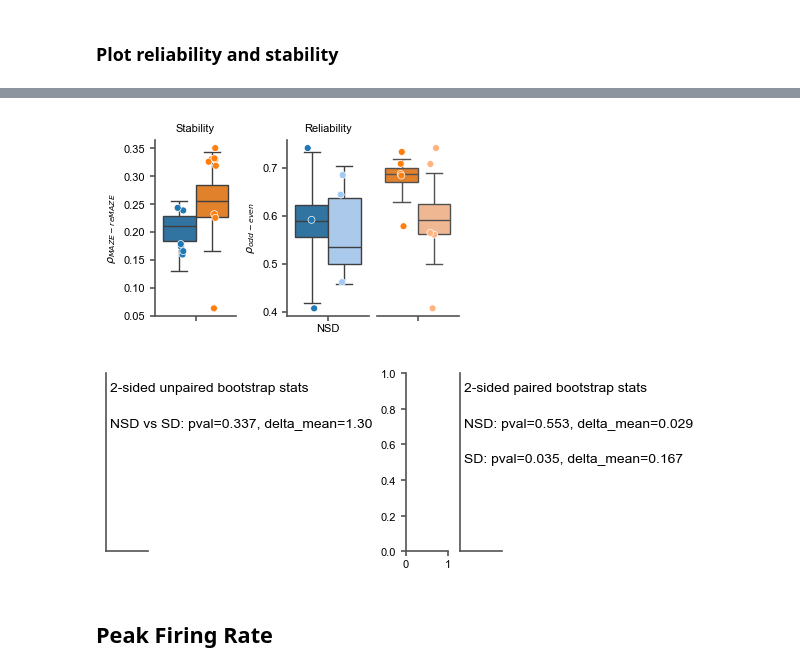
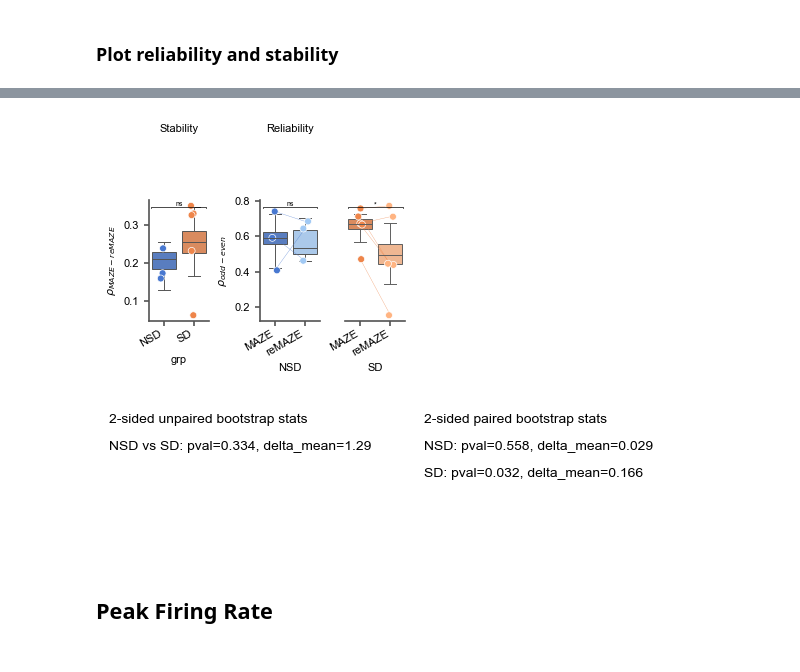
Before and after one commit to nkinsky/Projects_sandbox, a Jupyter notebook: sd_drift/sd_figure2_pf_characteristics.ipynb, the cells around one changed output, grey strips where cells are left out. Cells and saved outputs as stored; diff of their text form; code cells hidden in the pictures.

Commit message:
add stat bars + resize plots + cleanup

```diff
--- a/sd_drift/sd_figure2_pf_characteristics.ipynb
+++ b/sd_drift/sd_figure2_pf_characteristics.ipynb
@@ -58,8 +58,10 @@ ntrials_dict = {"RatUDay2": [25, 17], "RatVDay1": [23, 30], "RatVDay3": [163, 10
 sessions = subjects.remaze_sess()[1:]  # RatSDay2NSD does not have remaze position info
 # %%
 # Create combined colormap, use cmap3[0::2] to plot dark colors and cmap[1::2] to plot same colors but in light / pastel
-cmap1 = sns.color_palette(as_cmap=True)
+cmap1 = sns.color_palette("muted", as_cmap=True)
 cmap2 = sns.color_palette("pastel", as_cmap=True)
 cmap3 = []
 for c1, c2 in zip(cmap1, cmap2):
     cmap3.extend([c1, c2])
+cmap3 = cmap3[0:4]
+cmap3
@@ -163,23 +175,35 @@ Running bootstraps for SD group
 # %%
 from stats_utils import get_bootstrap_prob, get_bootstrap_prob_paired
-# fig, axs = plt.subplots(2, 3, figsize=(6, 8))
-fig = plotting.Fig(12, 9)
-figs = plotting.Fig(12, 9)
+fig = Fig(16, 12)
+figs = Fig(16, 12)
 
 df2_mean = stats_all_peak.groupby(["grp", "session", "sid"]).mean(numeric_only=True).reset_index()
 
 # Stability NSD vs. SD
 # ax, axstat = axs.T[0]
+axs = []
 ax = fig.subplot(fig.gs[0:2, 0])
 axstat = figs.subplot(figs.gs[2:4, 0])
-sns.boxplot(data=df_bs, y="r_maze_remaze", hue="grp", whis=(2.5, 97.5), showfliers=False, legend=False, palette=cmap3[::2], ax=ax)
-sns.stripplot(data=df2_mean, y="r_maze_remaze", hue="grp", edgecolor="w", dodge=True, linewidth=0.5, palette=cmap3[::2], legend=False, ax=ax)
+axs.append(axstat)
+
+# sns.boxplot(data=df_bs, y="r_maze_remaze", hue="grp", whis=(2.5, 97.5), showfliers=False, legend=False, palette=cmap3[::2], ax=ax)
+# sns.stripplot(data=df2_mean, y="r_maze_remaze", hue="grp", edgecolor="w", dodge=True, linewidth=0.5, palette=cmap3[::2], legend=False, ax=ax)
+p1 = Plotter(data=df_bs, x="grp", y="r_maze_remaze", ax=ax)
+p1.boxplot_remaze(palette=cmap3[::2], zorder=3, sep=1.2).stat_anot_remaze(
+    stat_within=get_bootstrap_prob,
+    alpha_within=[0.025, 0.005, 0.0005],
+    alpha_trend=0.05,
+    compare_var="grp",
+    compare_vals=["NSD", "SD"],
+    fontsize=5,
+    verbose=True,
+)
+p2 = Plotter(data=df2_mean[df2_mean.session == "MAZE"], x="grp", y="r_maze_remaze", ax=ax)
+p2.striplineplot_remaze(palette=cmap3[::2], grp_offset=0, dodge=0, lineplot=False)
+
 ax.set_title("Stability")
 ax.set_ylabel(r"$\rho_{MAZE-reMAZE}$")
 sns.despine(ax=ax)
-# ax.set_title(nname)
-# ax.set_ylabel("Mean FR (Hz)")
-# ax.set_xlabel("")
 
 axstat.text(0.1, 0.9, "2-sided unpaired bootstrap stats")
 sns.despine(ax=ax)
@@ -191,28 +215,47 @@ axstat.set_xticks([])
 axstat.set_yticks([])
 
 # Reliability NSD vs. SD
-ax, axstat = axs.T[1]
+# ax, axstat = axs.T[1]
 
 # for ida, (axuse, grp) in enumerate(zip(axs.T[1:], ["NSD", "SD"])):
+axrel = []
+results_list = []
 for ida, grp in enumerate(["NSD", "SD"]):
-    # ax, axstat = axuse
     ax = fig.subplot(fig.gs[0:2, ida + 1])
+    axrel.append(ax)
     axstat = figs.subplot(figs.gs[2:4, ida + 1])
+    axs.append(axstat)
+
     df_grp = df_bs[df_bs.grp == grp]
-    sns.boxplot(data=df_grp, y="r_odd_even", hue="session", whis=(2.5, 97.5), showfliers=False, legend=False,
-                palette=cmap3[ida*2:], ax=ax)
-    sns.stripplot(data=df2_mean[df2_mean.grp == grp], y="r_odd_even", hue="session", dodge=True, edgecolor="w", linewidth=0.5, legend=False,
-                  palette=cmap3[ida*2:], ax=ax)
-    print(ida)
+    # sns.boxplot(data=df_grp, y="r_odd_even", hue="session", whis=(2.5, 97.5), showfliers=False, legend=False,
+    #             palette=cmap3[ida*2:], ax=ax)
+    p1 = Plotter(data=df_grp, x="session", y="r_odd_even", ax=ax)
+    results_list.append(p1.boxplot_remaze(palette=cmap3[ida*2:(ida+1)*2], zorder=3, sep=1.2).stat_anot_remaze(
+                stat_within=get_bootstrap_prob_paired,
+                alpha_within=[0.025, 0.005, 0.0005],
+                alpha_trend=0.05,
+                fontsize=5,
+                verbose=True,
+                prepend=("reliability", grp),
+            ))
+
+    # sns.stripplot(data=df2_mean[df2_mean.grp == grp], y="r_odd_even", hue="session", dodge=True, edgecolor="w", linewidth=0.5, legend=False,
+    #               palette=cmap3[ida*2:], ax=ax)
+    # sns.lineplot(data=df2_mean[df2_mean.grp == grp], x="session", y="r_odd_even", hue="session", units="sid", estimator=None, legend=False,
+    #               palette=cmap3[ida*2:], lw=0.25, alpha=0.8, ax=ax)
+    p2 = Plotter(data=df2_mean[df2_mean.grp == grp], x="session", y="r_odd_even", ax=ax)
+    p2.striplineplot_remaze(palette=cmap3[ida*2:(ida+1)*2], grp_offset=0, dodge=0, units="sid")
+
     if ida == 0:
         ax.set_title("Reliability")
         ax.set_ylabel(r"$\rho_{odd-even}$")
-        ax.set_xticklabels([grp])
         sns.despine(ax=ax)
     elif ida == 1:
         ax.set_ylabel("")
         ax.set_yticks([])
         sns.despine(ax=ax, left=True, bottom=False)
+    # ax.set_xticks([0])
+    ax.set_xlabel(grp)
 
 axstat.text(0.1, 0.9, "2-sided paired bootstrap stats")
 yt = 0.7
@@ -224,12 +267,12 @@ for grp in ["NSD", "SD"]:
     axstat.text(0.1, yt, f"{grp}: pval={pval*2:0.3f}, delta_mean={dmean:0.3f}")
     yt -= 0.2
 
-[sns.despine(ax=a, left=True, bottom=True) for a in axs[1]];
+[sns.despine(ax=a, left=True, bottom=True) for a in axs];
 axstat.set_xticks([])
 axstat.set_yticks([])
 
-axs[1, 1].set_axis_off()
-axs[0, 1].set_ylim(axs[0, 2].get_ylim())
+axs[1].set_axis_off()
+axrel[0].set_ylim(axrel[1].get_ylim())
 
 fig.savefig(plot_dir / "PF_stability_reliability_bs.pdf")
 # %% [output]
@@ -238,5 +325,5 @@ fig.savefig(plot_dir / "PF_stability_reliability_bs.pdf")
-[figure, old version]
+[figure, new version]
-[figure, old version]
+[figure, new version]
 # %% [markdown]
 ## Peak Firing Rate
 # %%
```
Also changed, not shown: parts of 16 cells of this notebook.
